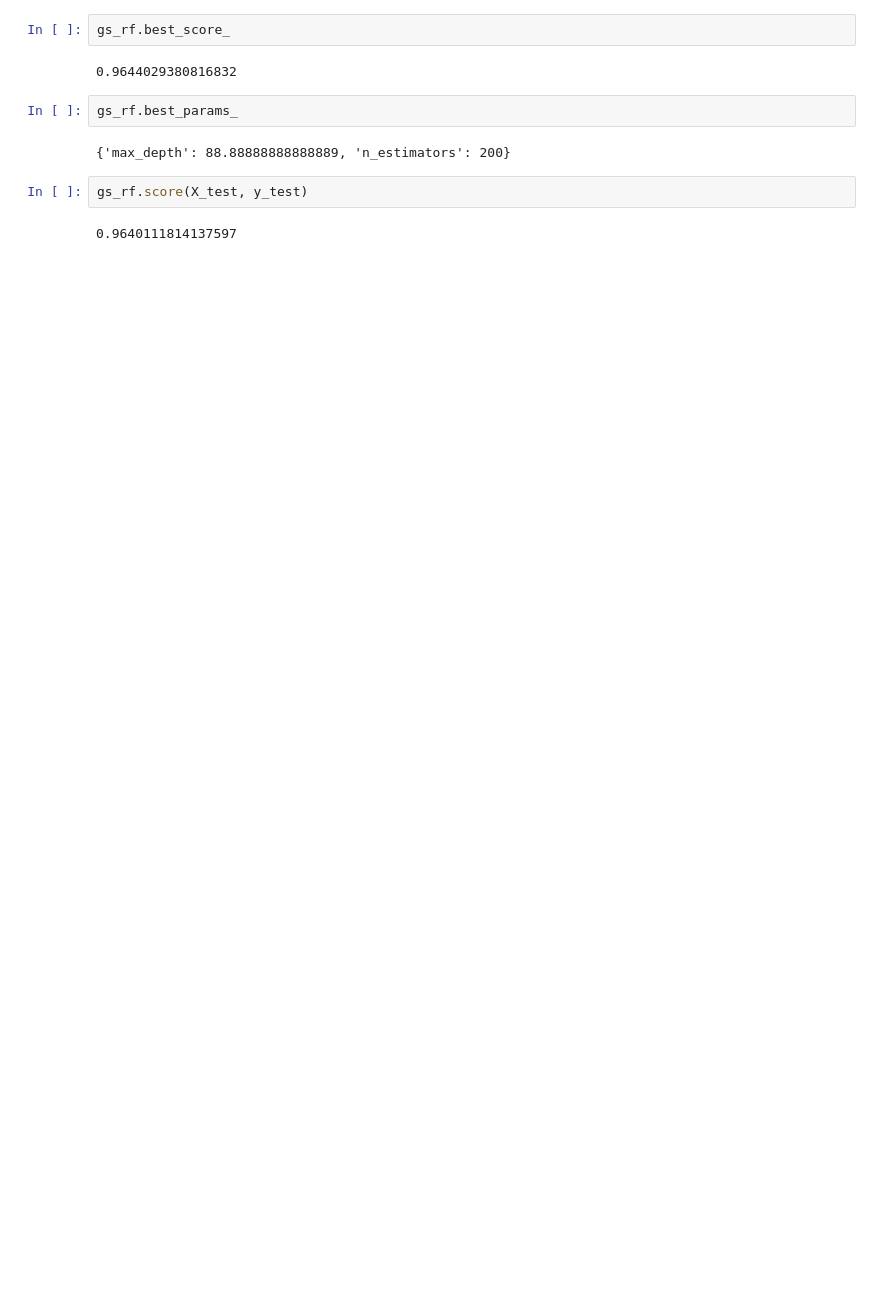
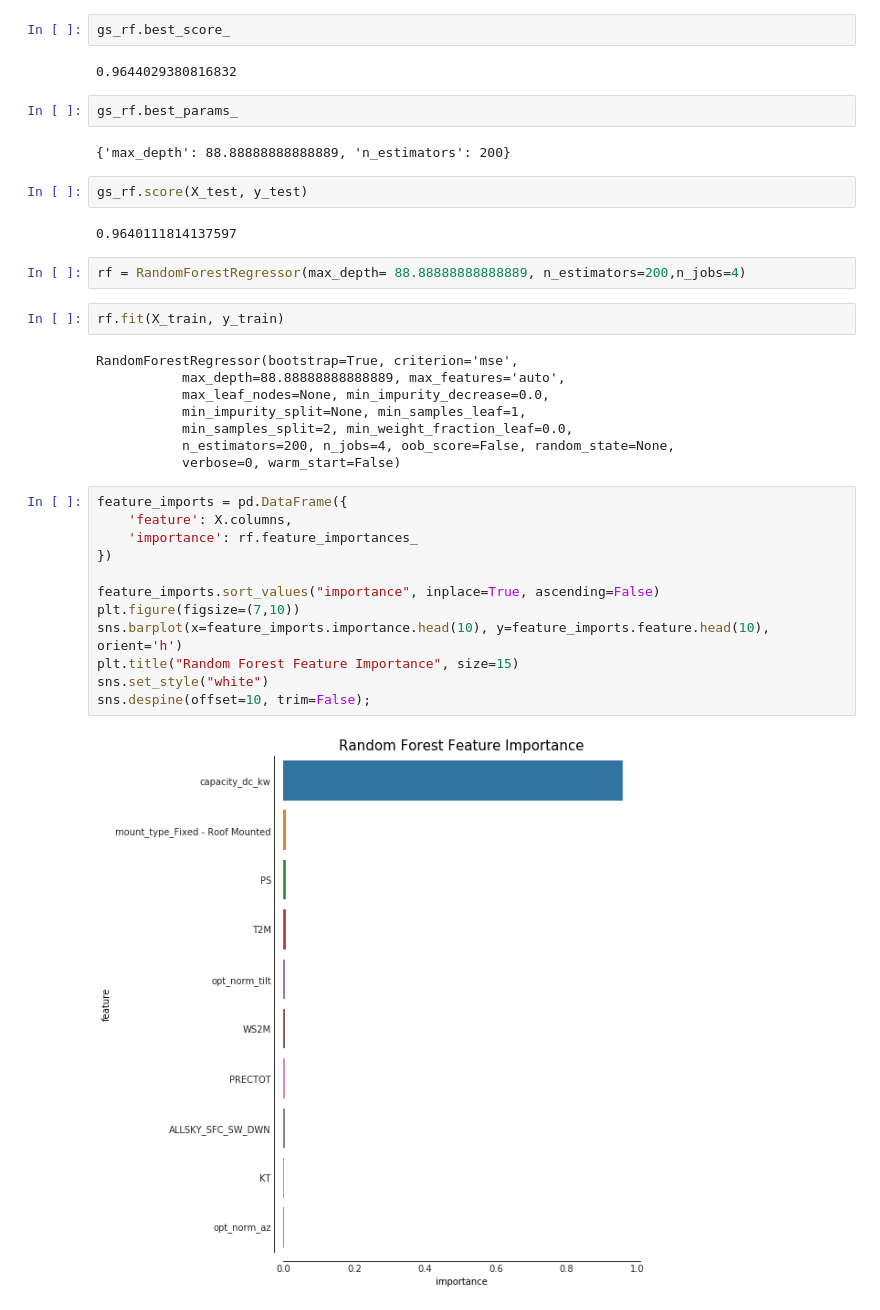
Before and after one commit to matchdutoit/Solar-PV-Outout-Predictor, a Jupyter notebook: GLS Regression.ipynb, the cells around one changed output. Cells and saved outputs as stored; diff of their text form; blank space fills up the shorter version.

Commit message:
plotted feature importances

```diff
--- a/GLS Regression.ipynb
+++ b/GLS Regression.ipynb
@@ -181,3 +181,29 @@ gs_rf.best_params_
 gs_rf.score(X_test, y_test)
 # %% [output]
 0.9640111814137597
+# %%
+rf = RandomForestRegressor(max_depth= 88.88888888888889, n_estimators=200,n_jobs=4)
+# %%
+rf.fit(X_train, y_train)
+# %% [output]
+RandomForestRegressor(bootstrap=True, criterion='mse',
+           max_depth=88.88888888888889, max_features='auto',
+           max_leaf_nodes=None, min_impurity_decrease=0.0,
+           min_impurity_split=None, min_samples_leaf=1,
+           min_samples_split=2, min_weight_fraction_leaf=0.0,
+           n_estimators=200, n_jobs=4, oob_score=False, random_state=None,
+           verbose=0, warm_start=False)
+# %%
+feature_imports = pd.DataFrame({
+    'feature': X.columns,
+    'importance': rf.feature_importances_
+})
+
+feature_imports.sort_values("importance", inplace=True, ascending=False)
+plt.figure(figsize=(7,10))
+sns.barplot(x=feature_imports.importance.head(10), y=feature_imports.feature.head(10), orient='h')
+plt.title("Random Forest Feature Importance", size=15)
+sns.set_style("white")
+sns.despine(offset=10, trim=False);
+# %% [output]
+[figure, added]
```
